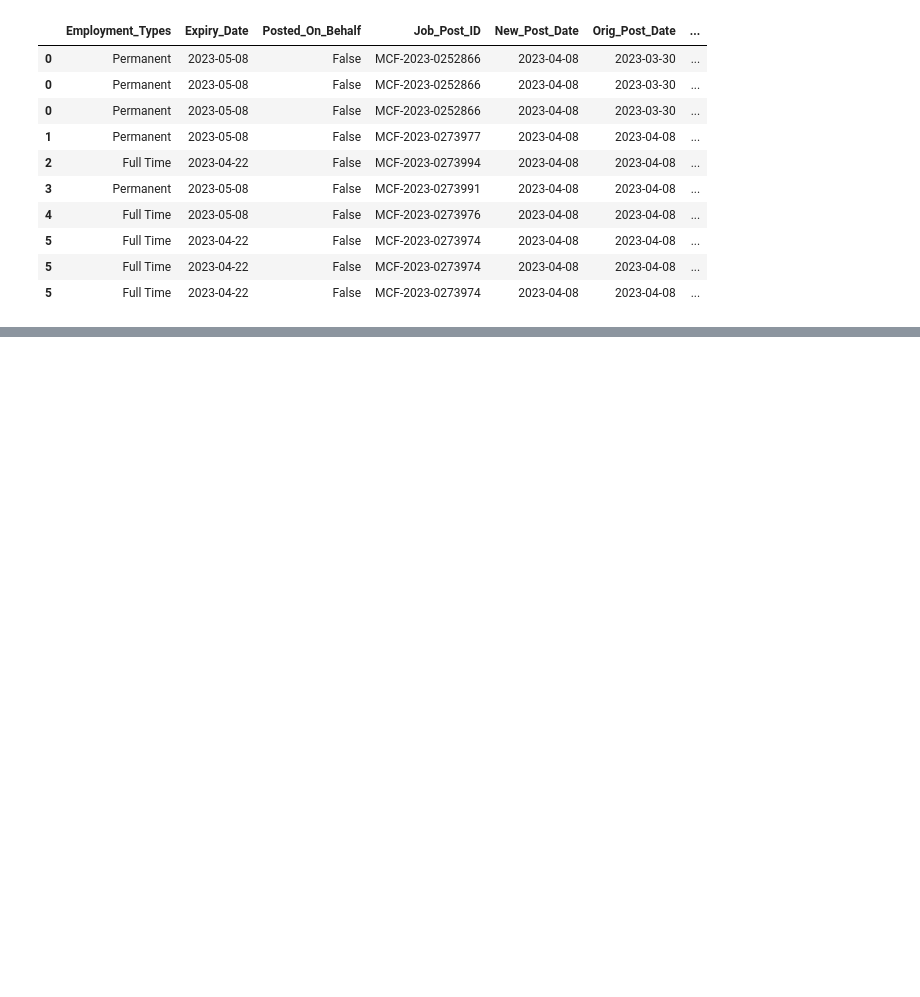
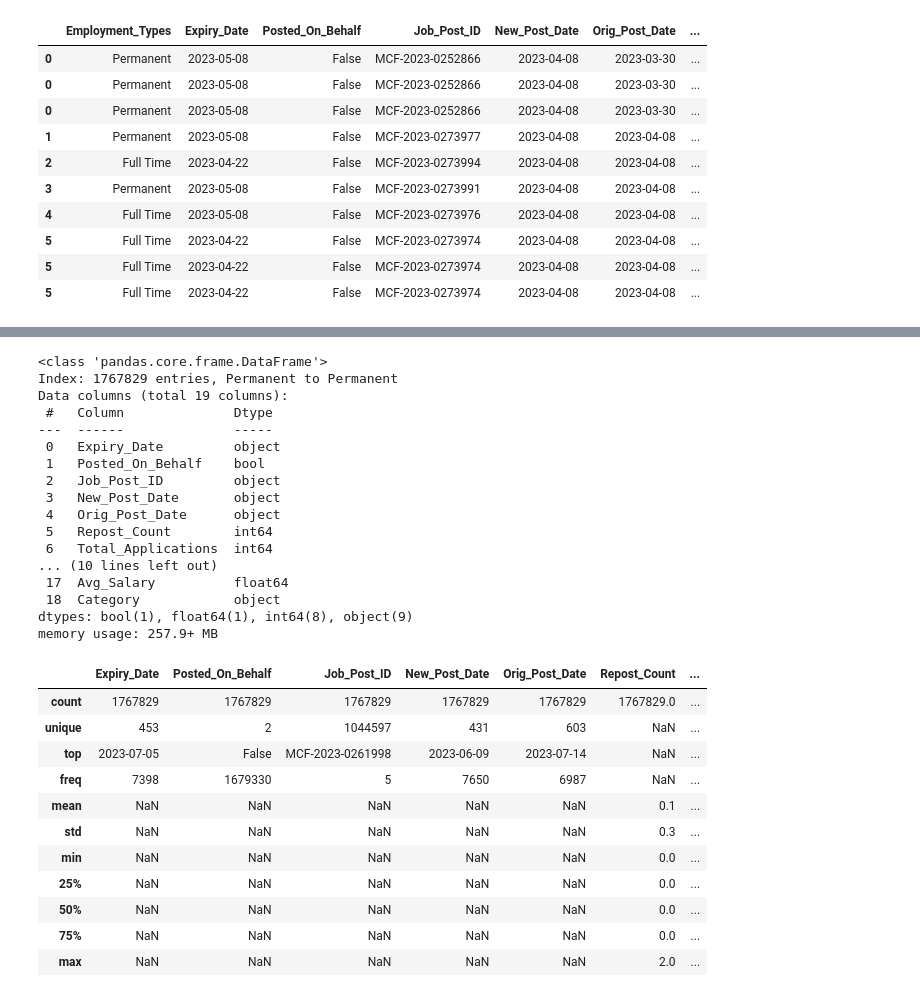
Before and after one commit to codeforlife888/DSAI6-Assignment1, a Jupyter notebook: notebooks/EDA2.ipynb, the cells around one changed output, grey strips where cells are left out. Saved outputs shown, nothing was run; the diff lists cells and outputs as text; code cells hidden in the pictures; blank space fills up the shorter version.

```diff
--- a/notebooks/EDA2.ipynb
+++ b/notebooks/EDA2.ipynb
@@ -65,2 +102,36 @@ df_test_output = pd.read_csv("../data/cleaned_output3.csv", sep=";", index_col=0
+# %%
+# view the final dataframe and check the data types and count of non-null values
+df_test_output.info()
+df_test_output.describe(include="all").round(1)
+# %% [output]
+<class 'pandas.core.frame.DataFrame'>
+Index: 1767829 entries, Permanent to Permanent
+Data columns (total 19 columns):
+ #   Column              Dtype
+---  ------              -----
+ 0   Expiry_Date         object
+ 1   Posted_On_Behalf    bool
+ 2   Job_Post_ID         object
+ 3   New_Post_Date       object
+ 4   Orig_Post_Date      object
+ 5   Repost_Count        int64
+ 6   Total_Applications  int64
+... (10 lines left out)
+ 17  Avg_Salary          float64
+ 18  Category            object
+dtypes: bool(1), float64(1), int64(8), object(9)
+memory usage: 257.9+ MB
+|  | Expiry_Date | Posted_On_Behalf | Job_Post_ID | New_Post_Date | Orig_Post_Date | Repost_Count | ... |
+| count | 1767829 | 1767829 | 1767829 | 1767829 | 1767829 | 1767829.0 | ... |
+| unique | 453 | 2 | 1044597 | 431 | 603 | NaN | ... |
+| top | 2023-07-05 | False | MCF-2023-0261998 | 2023-06-09 | 2023-07-14 | NaN | ... |
+| freq | 7398 | 1679330 | 5 | 7650 | 6987 | NaN | ... |
+| mean | NaN | NaN | NaN | NaN | NaN | 0.1 | ... |
+| std | NaN | NaN | NaN | NaN | NaN | 0.3 | ... |
+| min | NaN | NaN | NaN | NaN | NaN | 0.0 | ... |
+| 25% | NaN | NaN | NaN | NaN | NaN | 0.0 | ... |
+| 50% | NaN | NaN | NaN | NaN | NaN | 0.0 | ... |
+| 75% | NaN | NaN | NaN | NaN | NaN | 0.0 | ... |
+| max | NaN | NaN | NaN | NaN | NaN | 2.0 | ... |
 # %%
 # Display the first 10 rows of the dataframe
```
Also changed, not shown: parts of 15 cells of this notebook, 2 other files.
